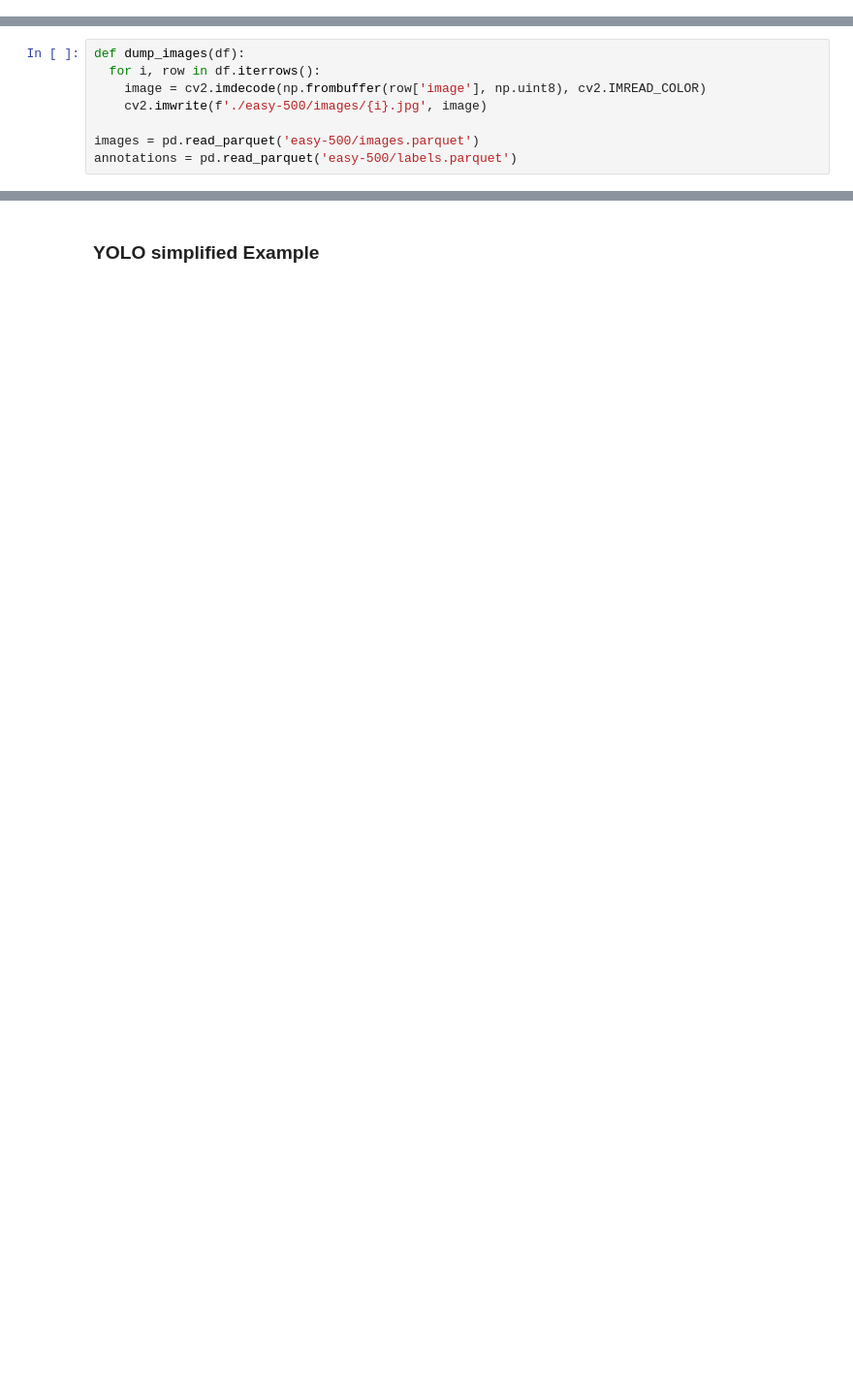
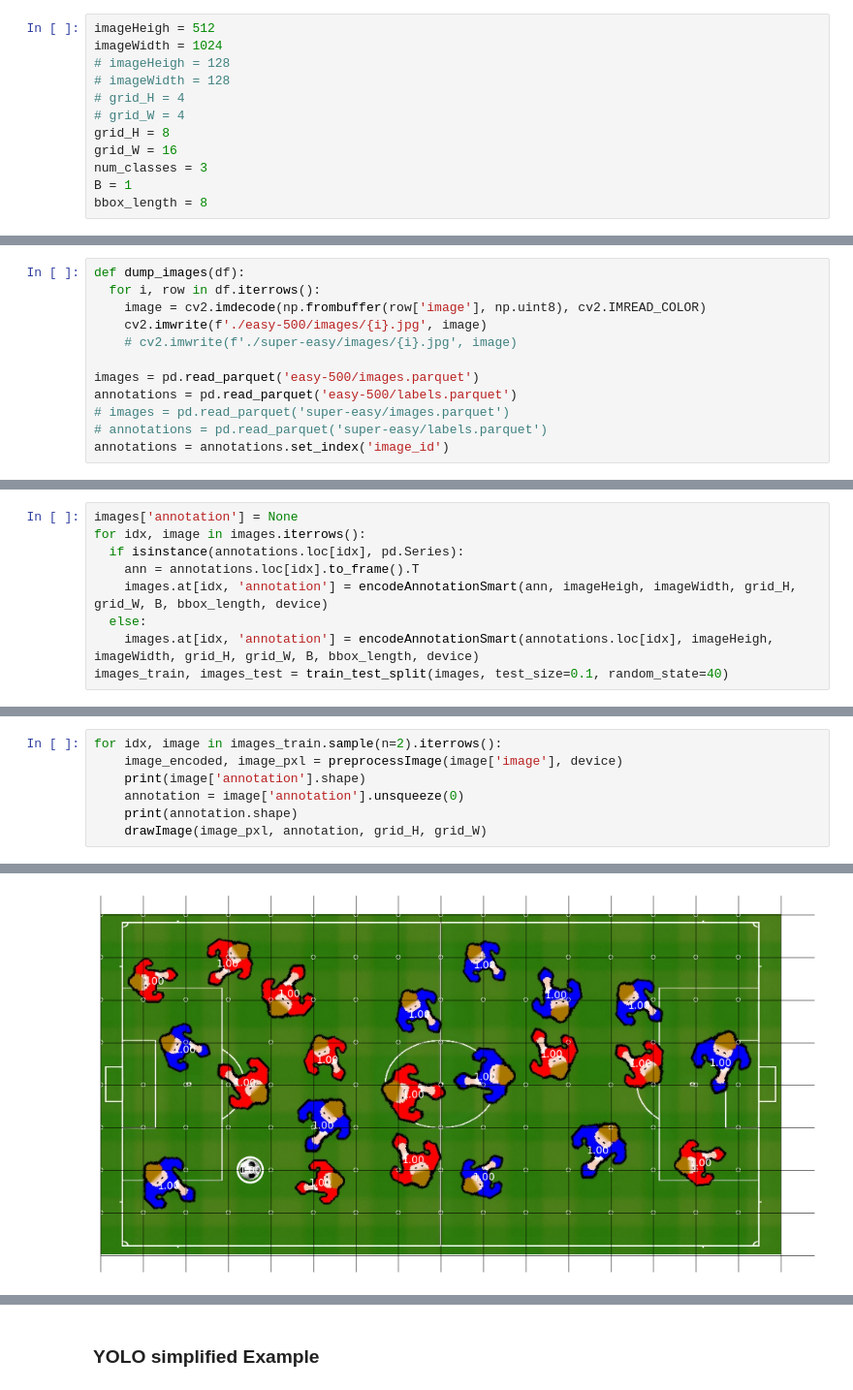
Before and after one commit to oleksandr-diudiun/mlx-week4, a Jupyter notebook: alex-simple-model.ipynb, the cells around one changed output, grey strips where cells are left out. Shown at 97% size. Cells and saved outputs as stored; diff of their text form; blank space fills up the shorter version.

```diff
--- a/alex-simple-model.ipynb
+++ b/alex-simple-model.ipynb
@@ -25,0 +27,12 @@ Using device: mps
+# %%
+imageHeigh = 512
+imageWidth = 1024
+# imageHeigh = 128
+# imageWidth = 128
+# grid_H = 4
+# grid_W = 4
+grid_H = 8
+grid_W = 16
+num_classes = 3
+B = 1
+bbox_length = 8
@@ -28,6 +178,10 @@ def dump_images(df):
   for i, row in df.iterrows():
     image = cv2.imdecode(np.frombuffer(row['image'], np.uint8), cv2.IMREAD_COLOR)
     cv2.imwrite(f'./easy-500/images/{i}.jpg', image)
+    # cv2.imwrite(f'./super-easy/images/{i}.jpg', image)
 
 images = pd.read_parquet('easy-500/images.parquet')
 annotations = pd.read_parquet('easy-500/labels.parquet')
+# images = pd.read_parquet('super-easy/images.parquet')
+# annotations = pd.read_parquet('super-easy/labels.parquet')
+annotations = annotations.set_index('image_id')
@@ -48,0 +188,9 @@ print(images.shape)
+# %%
+images['annotation'] = None
+for idx, image in images.iterrows():
+  if isinstance(annotations.loc[idx], pd.Series):
+    ann = annotations.loc[idx].to_frame().T
+    images.at[idx, 'annotation'] = encodeAnnotationSmart(ann, imageHeigh, imageWidth, grid_H, grid_W, B, bbox_length, device)
+  else:
+    images.at[idx, 'annotation'] = encodeAnnotationSmart(annotations.loc[idx], imageHeigh, imageWidth, grid_H, grid_W, B, bbox_length, device)
+images_train, images_test = train_test_split(images, test_size=0.1, random_state=40)
@@ -48,0 +199,8 @@ print(images.shape)
+# %%
+for idx, image in images_train.sample(n=2).iterrows():
+    image_encoded, image_pxl = preprocessImage(image['image'], device)
+    print(image['annotation'].shape)
+    annotation = image['annotation'].unsqueeze(0)
+    print(annotation.shape)
+    drawImage(image_pxl, annotation, grid_H, grid_W)
+# %% [output]
@@ -48,0 +209 @@ print(images.shape)
+[figure, added]
```
Also changed, not shown: parts of 31 cells of this notebook, 6 other files.
